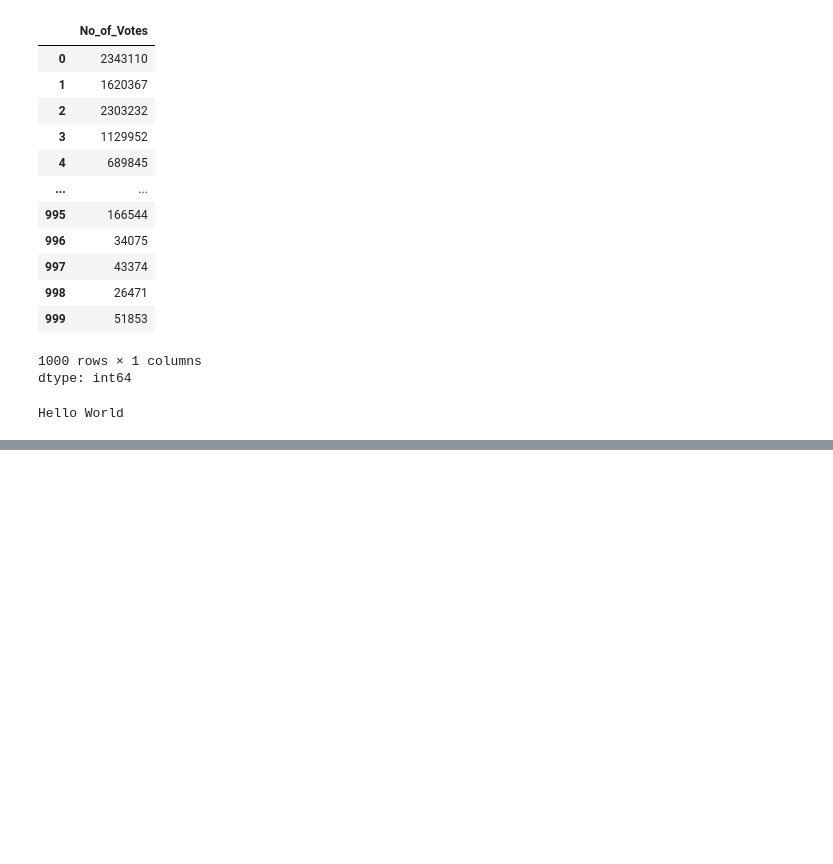
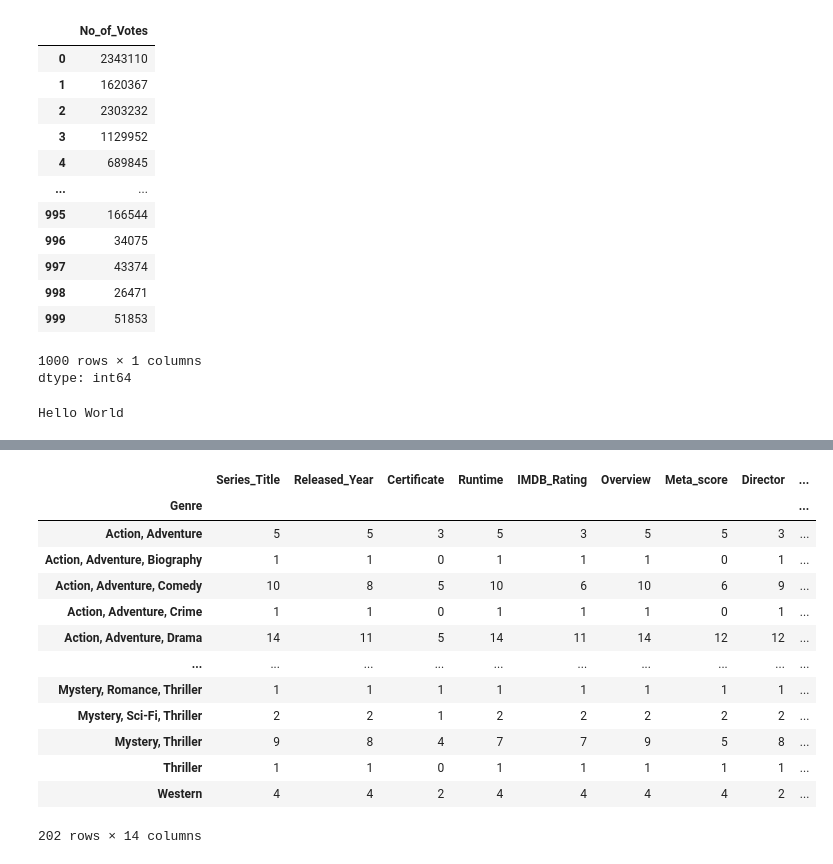
Before and after one commit to raj-coding1/EdaAnalysis, a Jupyter notebook: EDA_imdb.ipynb, the cells around one changed output, grey strips where cells are left out. Saved outputs shown, nothing was run; the diff lists cells and outputs as text; code cells hidden in the pictures; blank space fills up the shorter version.

```diff
--- a/EDA_imdb.ipynb
+++ b/EDA_imdb.ipynb
@@ -201,0 +374,17 @@ Hello World
+# %%
+genre.nunique()
+# %% [output]
+|  | Series_Title | Released_Year | Certificate | Runtime | IMDB_Rating | Overview | Meta_score | Director | ... |
+| Genre |  |  |  |  |  |  |  |  | ... |
+| Action, Adventure | 5 | 5 | 3 | 5 | 3 | 5 | 5 | 3 | ... |
+| Action, Adventure, Biography | 1 | 1 | 0 | 1 | 1 | 1 | 0 | 1 | ... |
+| Action, Adventure, Comedy | 10 | 8 | 5 | 10 | 6 | 10 | 6 | 9 | ... |
+| Action, Adventure, Crime | 1 | 1 | 0 | 1 | 1 | 1 | 0 | 1 | ... |
+| Action, Adventure, Drama | 14 | 11 | 5 | 14 | 11 | 14 | 12 | 12 | ... |
+| ... | ... | ... | ... | ... | ... | ... | ... | ... | ... |
+| Mystery, Romance, Thriller | 1 | 1 | 1 | 1 | 1 | 1 | 1 | 1 | ... |
+| Mystery, Sci-Fi, Thriller | 2 | 2 | 1 | 2 | 2 | 2 | 2 | 2 | ... |
+| Mystery, Thriller | 9 | 8 | 4 | 7 | 7 | 9 | 5 | 8 | ... |
+| Thriller | 1 | 1 | 0 | 1 | 1 | 1 | 1 | 1 | ... |
+| Western | 4 | 4 | 2 | 4 | 4 | 4 | 4 | 2 | ... |
+202 rows × 14 columns
```
Also changed, not shown: parts of 31 cells of this notebook.
